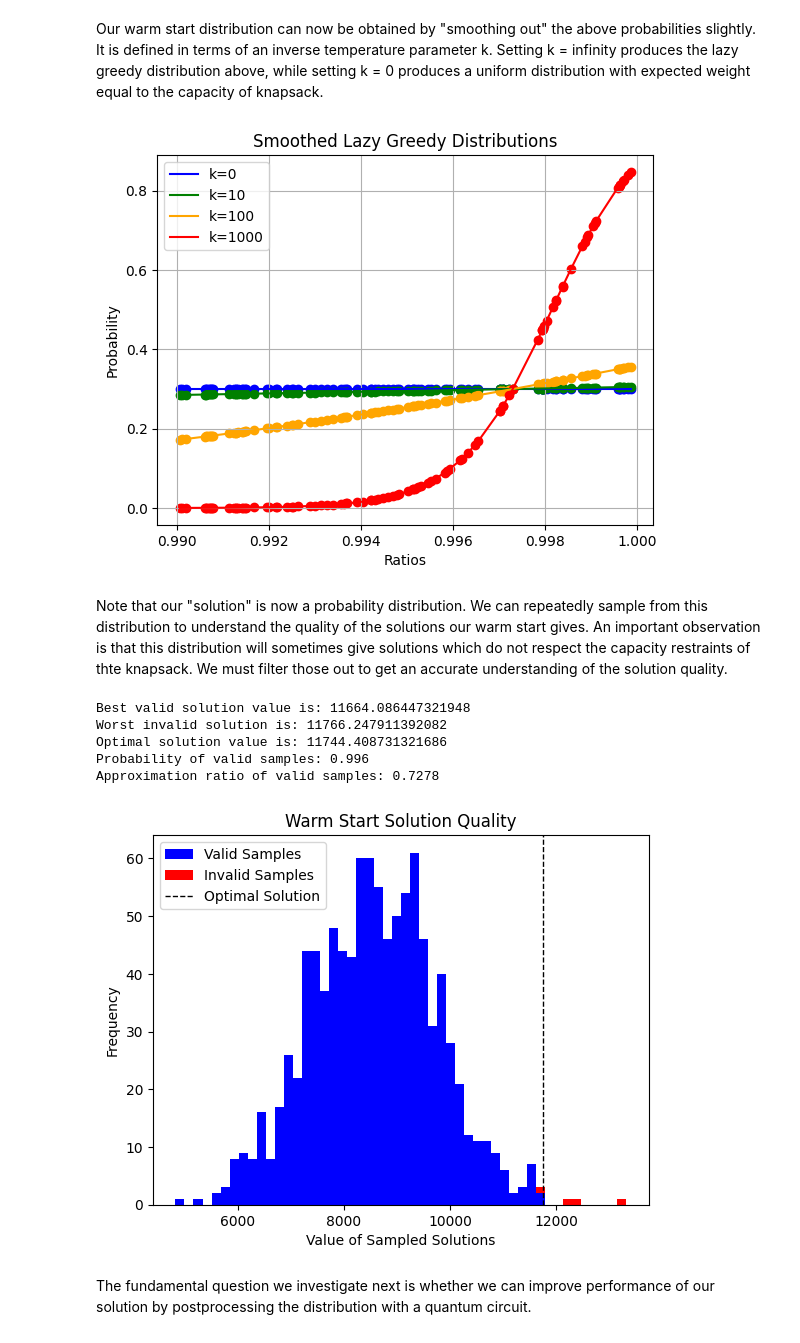
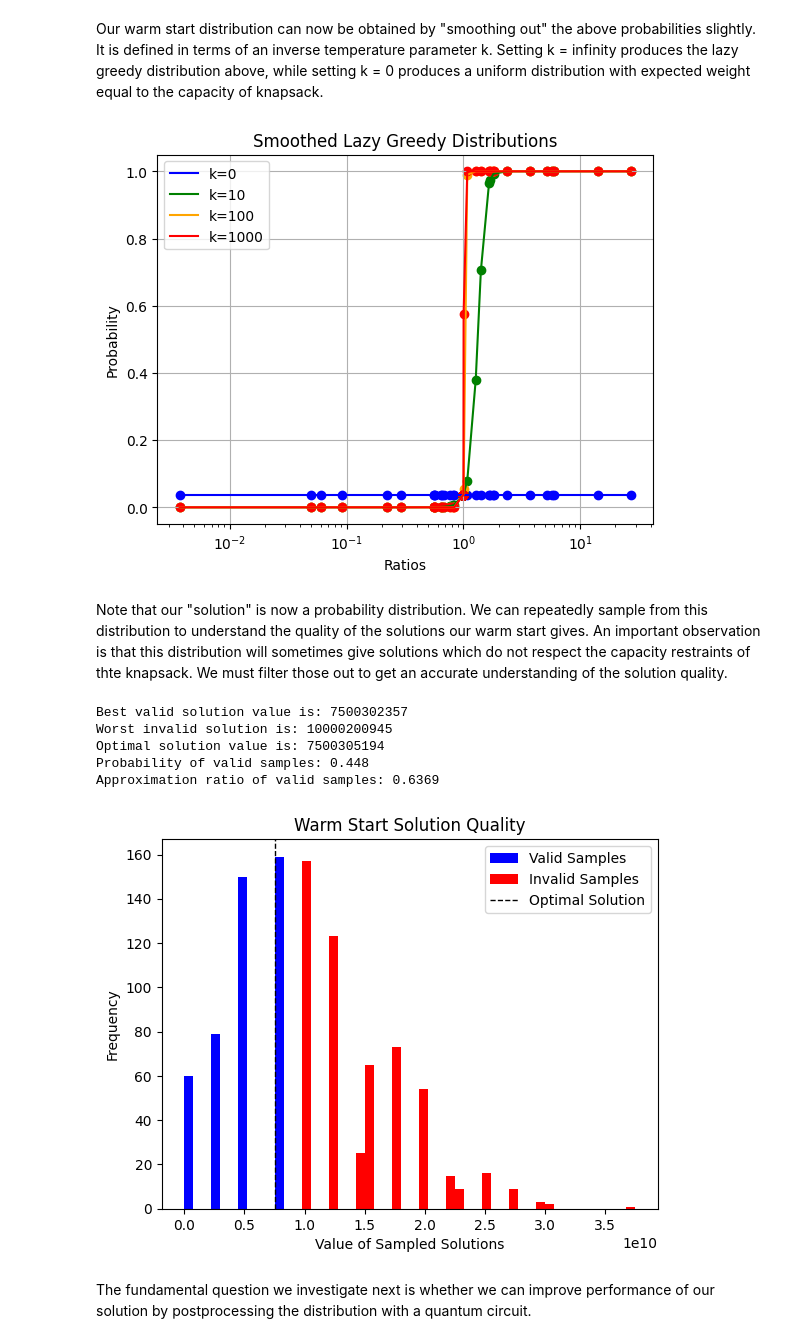
Before and after one commit to jhoule42/xQAOA_unit_commitment, a Jupyter notebook: demo.ipynb, the cells around one changed output. Saved outputs shown, nothing was run; the diff lists cells and outputs as text; code cells hidden in the pictures.

Commit message:
record scaled plots with random instance from NM

```diff
--- a/demo.ipynb
+++ b/demo.ipynb
@@ -229,51 +279,52 @@ for i in range(len(k_values)):
     plt.plot(ratios[ordered_indices], smoothed_distribution[ordered_indices], color=colours[i], label=f'k={k_values[i]}')
 plt.title('Smoothed Lazy Greedy Distributions')
 plt.xlabel('Ratios')
+plt.xscale('log')
 plt.ylabel('Probability')
 plt.legend()
 plt.grid(True)
 plt.show()
 # %% [output]
-[figure, old version]
+[figure, new version]
 # %% [markdown]
 Note that our "solution" is now a probability distribution. We can repeatedly sample from this distribution to understand the quality of the solutions our warm start gives. An important observation is that this distribution will sometimes give solutions which do not respect the capacity restraints of thte knapsack. We must filter those out to get an accurate understanding of the solution quality.
 # %%
-# We will pick k = 1000 since it gives a gives a good balance between the uniform and lazy greedy distributions.
-k = 1000
+# Pick k = 10 since it gives a gives a good balance between the uniform and lazy greedy distributions.
+k = 1
 smoothed_distribution = construct_smoothed_lazy_greedy_distribution(weights, values, capacity, k)
 
 # Now sample from this distribtion
 num_samples = 1000
 samples = np.random.rand(num_samples, len(weights)) < smoothed_distribution
 total_values = np.sum(samples * values, axis=1)
 total_weights = np.sum(samples * weights, axis=1)
 valid_samples = total_weights <= capacity
 
 # Some nice to have statistics
 probability_valid = np.sum(valid_samples) / num_samples
 approxmation_ratio_of_valid = np.mean(total_values[valid_samples]) / optimal_value
 
 # Lets make a histogram showing the total value of the samples
 plt.figure()
 plt.hist([total_values[valid_samples],total_values[~valid_samples]], bins=50, stacked = True, color=['blue','red'], label=['Valid Samples', 'Invalid Samples'])
 plt.axvline(optimal_value, color='black', linestyle='dashed', linewidth=1, label='Optimal Solution')
 plt.title('Warm Start Solution Quality')
 plt.xlabel('Value of Sampled Solutions')
 plt.ylabel('Frequency')
 plt.legend()
 
 print(f"Best valid solution value is: {np.max(total_values[valid_samples])}")
 print(f"Worst invalid solution is: {np.min(total_values[~valid_samples])}")
 print(f"Optimal solution value is: {optimal_value}")
 print(f"Probability of valid samples: {probability_valid}")
 print(f"Approximation ratio of valid samples: {approxmation_ratio_of_valid:.4f}")
 # %% [output]
-Best valid solution value is: 11664.086447321948
-Worst invalid solution is: 11766.247911392082
-Optimal solution value is: 11744.408731321686
-Probability of valid samples: 0.996
-Approximation ratio of valid samples: 0.7278
+Best valid solution value is: 7500302357
+Worst invalid solution is: 10000200945
+Optimal solution value is: 7500305194
+Probability of valid samples: 0.448
+Approximation ratio of valid samples: 0.6369
-[figure, old version]
+[figure, new version]
 # %% [markdown]
 The fundamental question we investigate next is whether we can improve performance of our solution by postprocessing the distribution with a quantum circuit.
 # %% [markdown]
```
Also changed, not shown: parts of 25 cells of this notebook, 1 other file.
